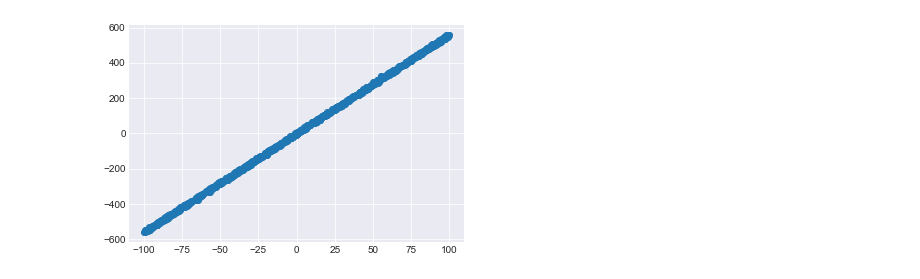
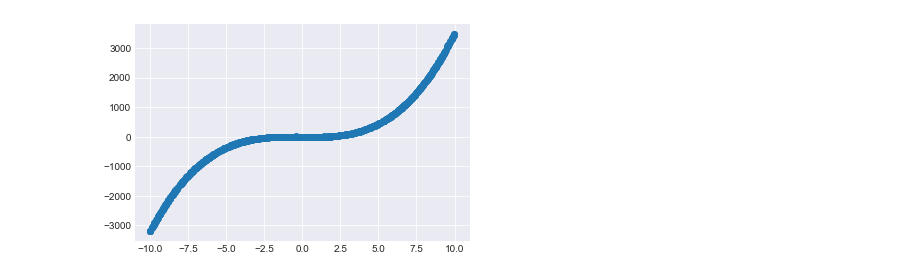
Before and after one commit to nextBillyonair/DPM, a Jupyter notebook: Notebooks/Regression/LinearRegression.ipynb, the cells around one changed output. Saved outputs shown, nothing was run; the diff lists cells and outputs as text; code cells hidden in the pictures.

```diff
--- a/Notebooks/Regression/LinearRegression.ipynb
+++ b/Notebooks/Regression/LinearRegression.ipynb
@@ -7,11 +7,12 @@ import torch
 # %%
 N = 1000
 
-x = np.random.uniform(-100, 100, (N, 1))
-w = 5.6
-b = -1.2
-
-y = w*x + b + np.random.normal(0, 4, (N, 1))
-plt.scatter(x, y); plt.show()
+x = np.random.uniform(-10, 10, (N, 1))
+x = np.concatenate((x**3, x**2, x), axis = 1)
+# print(x[:, 1])
+w = np.array([[3.4], [1.6], [-4.5]])
+b = -4.2
+y = x @ w  + b + np.random.normal(0, 4, (N, 1))
+plt.scatter(x[:, 2], y); plt.show()
 # %% [output]
-[figure, old version]
+[figure, new version]
```
Also changed, not shown: parts of 14 cells of this notebook, 2 other files.
